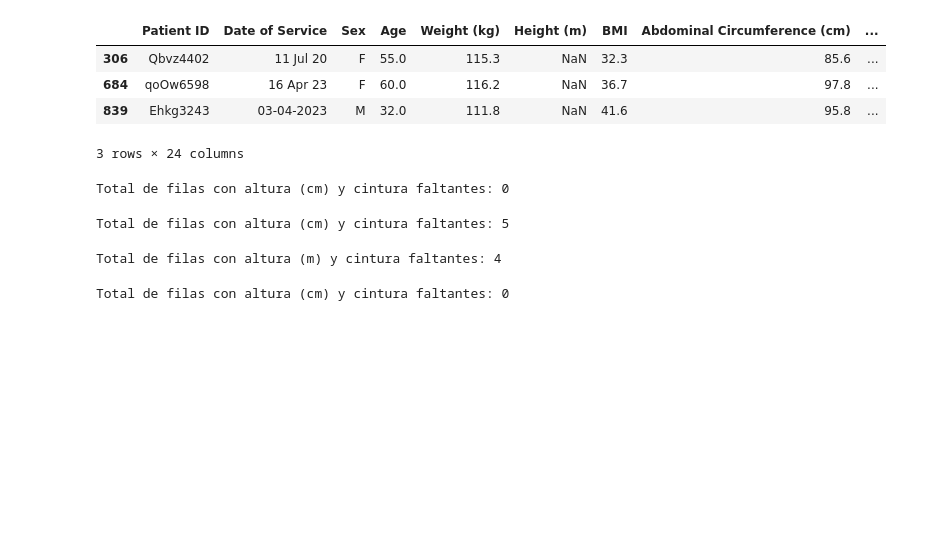
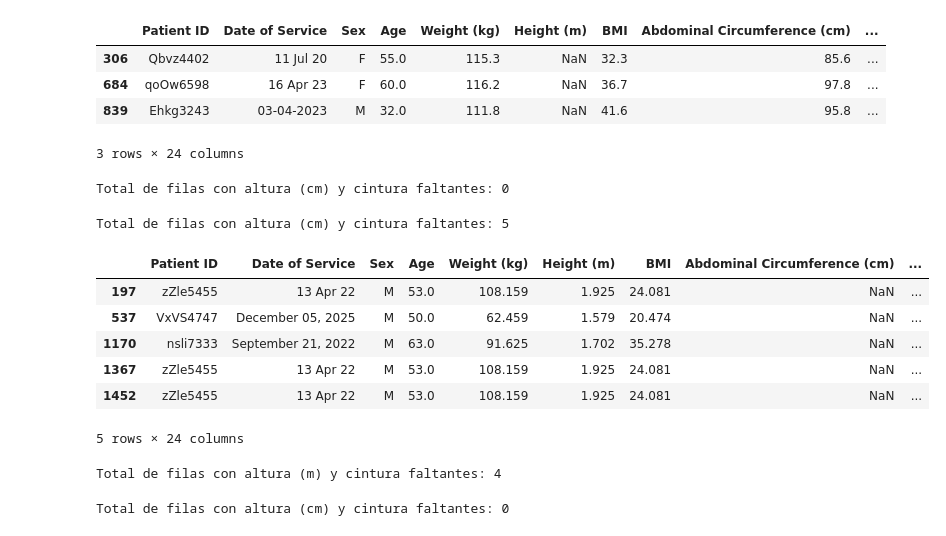
Before and after one commit to AlisonAristizabal/MaterialDeClase-ISIS-2611, a Jupyter notebook: Laboratorios/L1 Regresion Lineal/AnlisisDatos.ipynb, the cells around one changed output. Drawn from its saved outputs; the diff is of its cells as text; code cells hidden in the pictures; blank space fills up the shorter version.

```diff
--- a/Laboratorios/L1 Regresion Lineal/AnlisisDatos.ipynb
+++ b/Laboratorios/L1 Regresion Lineal/AnlisisDatos.ipynb
@@ -211,6 +211,16 @@ filasWHNaN = data[data['Height (cm)'].isna() & data['Abdominal Circumference (cm
 print(f"Total de filas con altura (cm) y cintura faltantes: {len(filasWHNaN)}")
 # %% [output]
 Total de filas con altura (cm) y cintura faltantes: 5
+# %%
+filasWHNaN
+# %% [output]
+|  | Patient ID | Date of Service | Sex | Age | Weight (kg) | Height (m) | BMI | Abdominal Circumference (cm) | ... |
+| 197 | zZle5455 | 13 Apr 22 | M | 53.0 | 108.159 | 1.925 | 24.081 | NaN | ... |
+| 537 | VxVS4747 | December 05, 2025 | M | 50.0 | 62.459 | 1.579 | 20.474 | NaN | ... |
+| 1170 | nsli7333 | September 21, 2022 | M | 63.0 | 91.625 | 1.702 | 35.278 | NaN | ... |
+| 1367 | zZle5455 | 13 Apr 22 | M | 53.0 | 108.159 | 1.925 | 24.081 | NaN | ... |
+| 1452 | zZle5455 | 13 Apr 22 | M | 53.0 | 108.159 | 1.925 | 24.081 | NaN | ... |
+5 rows × 24 columns
 # %%
 filasHm_NaN = data[data['Height (m)'].isna() & data['Abdominal Circumference (cm)'].isna()]
 print(f"Total de filas con altura (m) y cintura faltantes: {len(filasHm_NaN)}")
```
Also changed, not shown: parts of 33 cells of this notebook.
